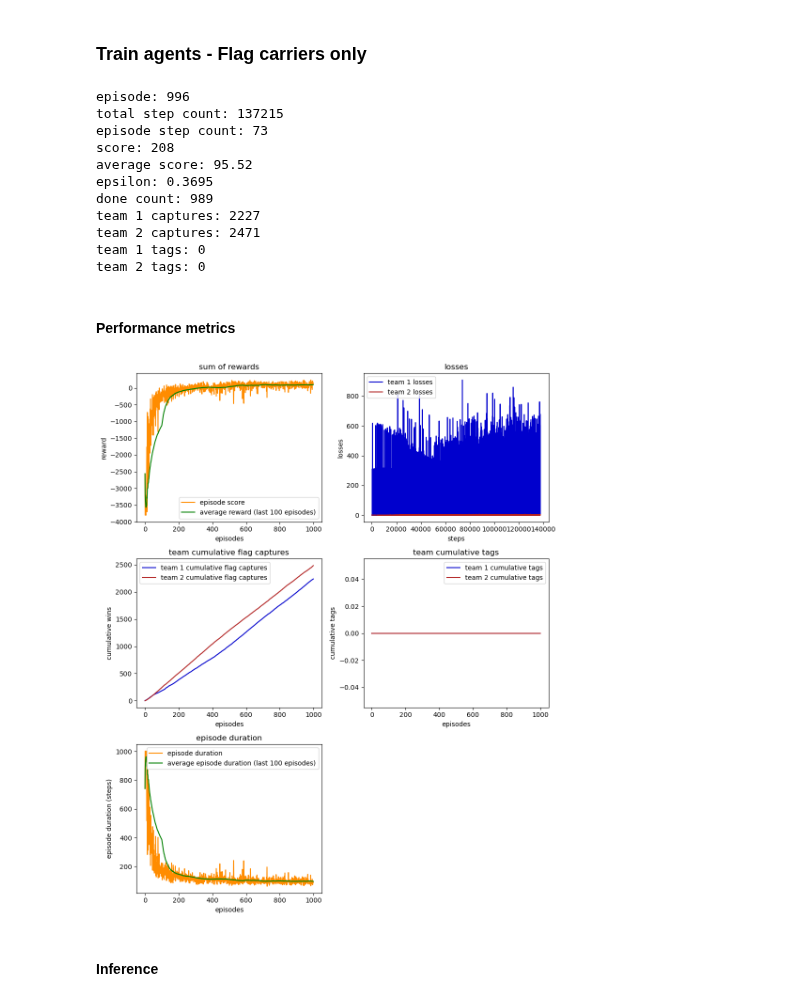
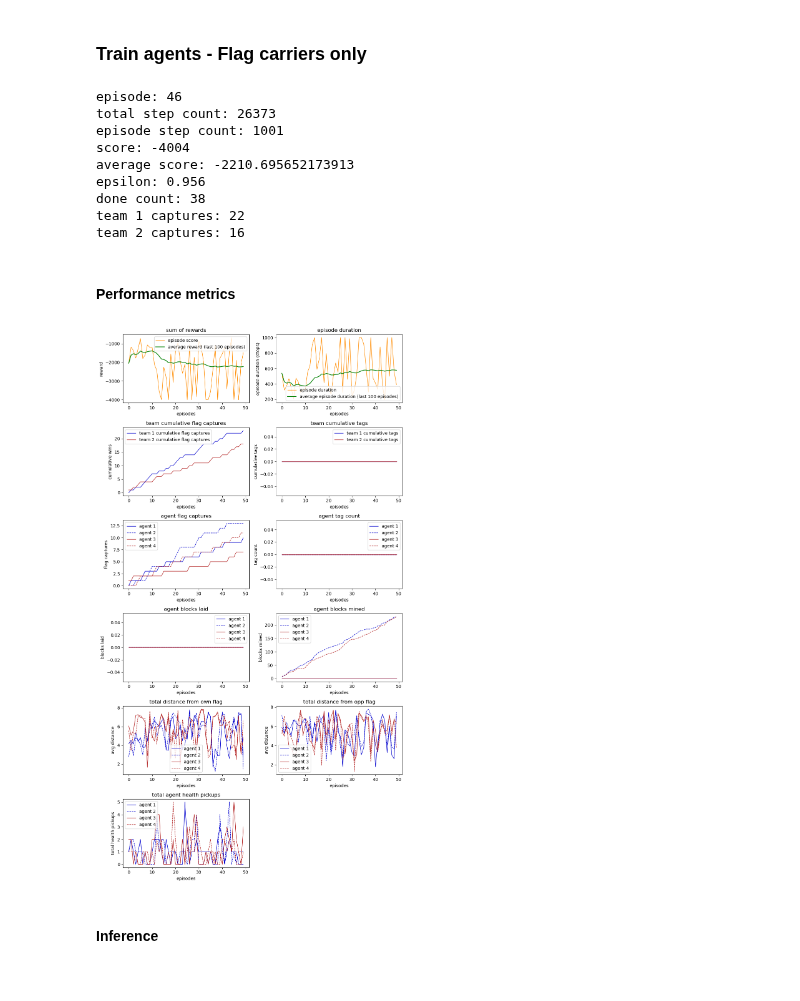
Before and after one commit to g-nightingale/marl-ctf-development, a Jupyter notebook: mvp_environment/mvp_env.ipynb, the cells around one changed output. Saved outputs shown, nothing was run; the diff lists cells and outputs as text; code cells hidden in the pictures.

```diff
--- a/mvp_environment/mvp_env.ipynb
+++ b/mvp_environment/mvp_env.ipynb
@@ -40,7 +85,8 @@ Game exited
 ### Train agents - Flag carriers only
 # %%
 # create environment
-env = GridworldCtf(game_mode='static')
+env = GridworldCtf(game_mode='random')
+env.ENABLE_PICKUPS = True
 device = "cpu"
 env.AGENT_TYPES = {
     0: 0,
@@ -50,6 +96,7 @@ env.AGENT_TYPES = {
 }
 
 # configure agents
+n_actions = 4
 batch_size = 32
 gamma = 0.9
 lr = 0.000025
@@ -57,10 +104,10 @@ epsilon = 1.0
 target_update_steps = 1000
 mem_size = 40000
 use_softmax = True
-loss='mse'
+loss = 'mse'
 
-agent_t1a1 = DQNAgent(name='dqn_t1a1',
-                    agent_type=0,
+agent_t1 = DQNAgent(name='dqn_t1',
+                    n_actions=n_actions,
                     batch_size=batch_size,
                     gamma=gamma,
                     lr=lr,
@@ -70,30 +117,8 @@ agent_t1a1 = DQNAgent(name='dqn_t1a1',
                     use_softmax=use_softmax,
                     loss=loss)
 
-agent_t1a2 = DQNAgent(name='dqn_t1a2',
-                    agent_type=0,
-                    batch_size=batch_size,
-                    gamma=gamma,
-                    lr=lr,
-                    epsilon=epsilon,
-                    target_update_steps=target_update_steps,
-                    mem_size=mem_size,
-                    use_softmax=use_softmax,
-                    loss=loss)
-
-agent_t2a1 = DQNAgent(name='dqn_t2a1',
-                    agent_type=0,
-                    batch_size=batch_size,
-                    gamma=gamma,
-                    lr=lr,
-                    epsilon=epsilon,
-                    target_update_steps=target_update_steps,
-                    mem_size=mem_size,
-                    use_softmax=use_softmax,
-                    loss=loss)
-
-agent_t2a2 = DQNAgent(name='dqn_t2a2',
-                    agent_type=0,
+agent_t2 = DQNAgent(name='dqn_t2',
+                    n_actions=n_actions,
                     batch_size=batch_size,
                     gamma=gamma,
                     lr=lr,
@@ -105,9 +130,10 @@ agent_t2a2 = DQNAgent(name='dqn_t2a2',
 
 # train agents
 training_metrics = tdqn.train_dqn(env,
-                                [agent_t1a1, agent_t1a2, agent_t2a1, agent_t2a2],
+                                agent_t1,
+                                agent_t2,
                                 env_dims=(1, 1, 10, 10),
-                                epochs=1000,
+                                epochs=50,
                                 batch_size=batch_size,
                                 epsilon=epsilon,
                                 epsilon_decay=0.999,
@@ -117,16 +143,14 @@ training_metrics = tdqn.train_dqn(env,
                                 learning_skip_steps=1,
                                 device='cpu')
 # %% [output]
-episode: 996
-total step count: 137215
-episode step count: 73
-score: 208
-average score: 95.52
-epsilon: 0.3695
-done count: 989
-team 1 captures: 2227
-team 2 captures: 2471
-team 1 tags: 0
-team 2 tags: 0
+episode: 46
+total step count: 26373
+episode step count: 1001
+score: -4004
+average score: -2210.695652173913
+epsilon: 0.956
+done count: 38
+team 1 captures: 22
+team 2 captures: 16
 # %%
 # save models
@@ -137,8 +159,8 @@ agent_t2a2.save_model()
 # %% [markdown]
 #### Performance metrics
 # %%
-ut.plot_training_performance(*training_metrics)
+ut.plot_training_performance(training_metrics)
 # %% [output]
-[figure, old version]
+[figure, new version]
 # %% [markdown]
 #### Inference
```
Also changed, not shown: parts of 31 cells of this notebook, 21 other files.
